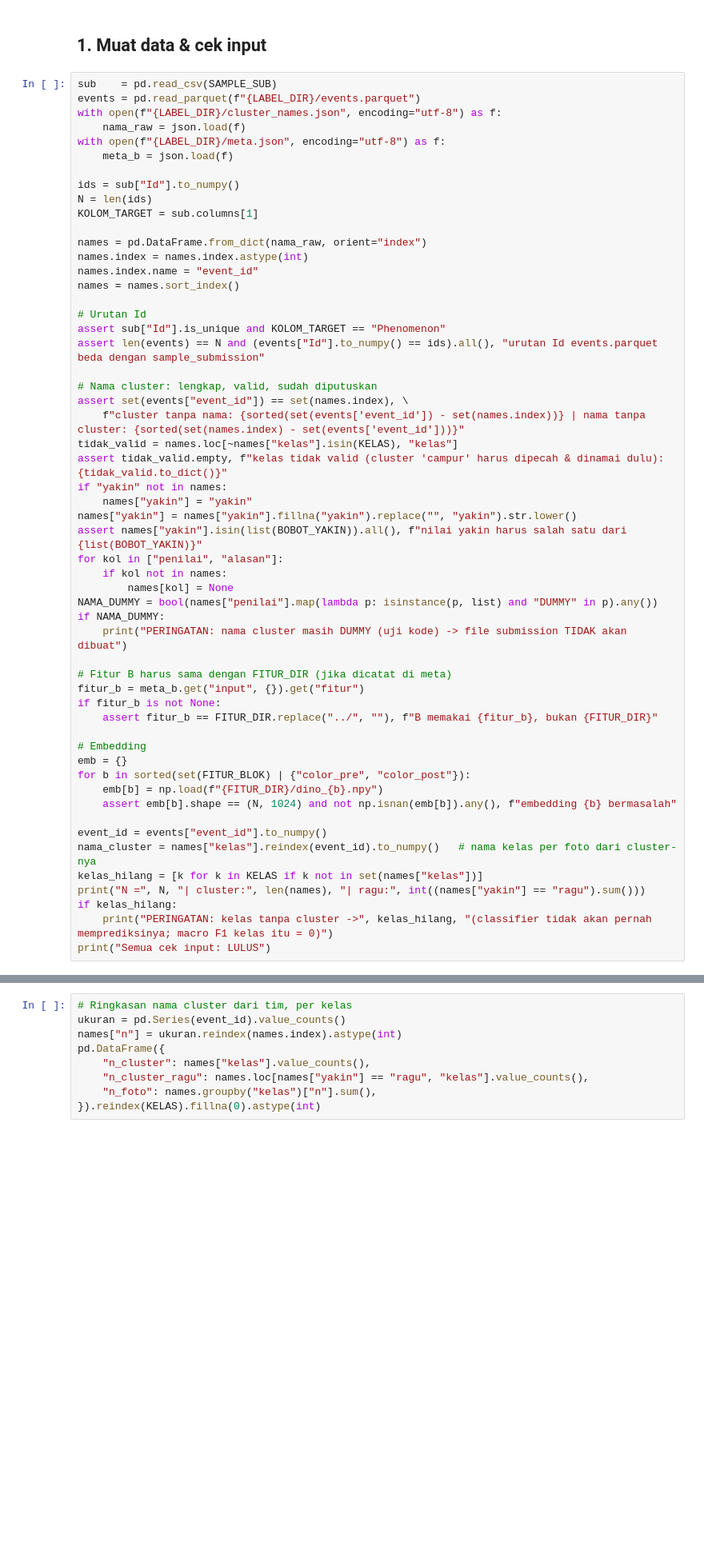
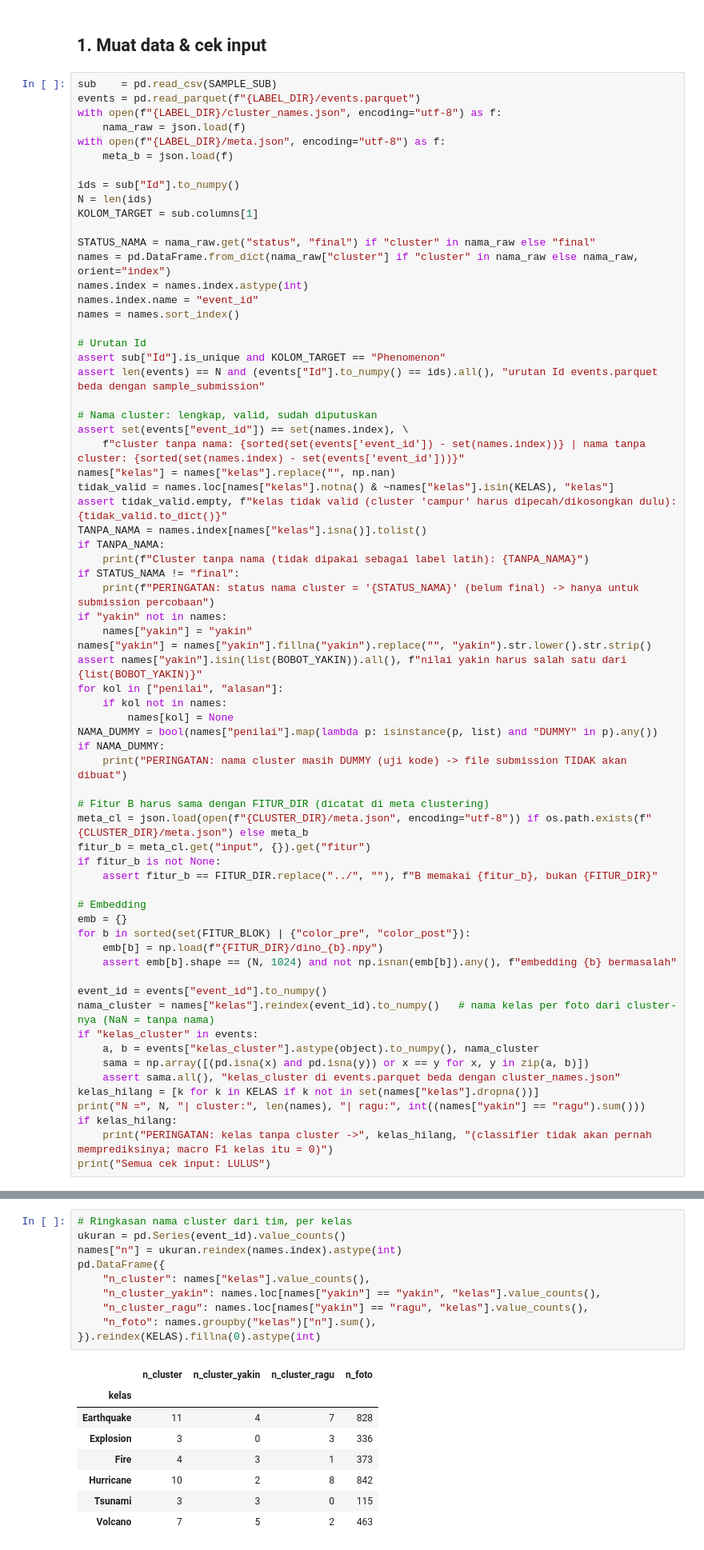
Before and after one commit to xenoo-droid/Perintis_DATAVIDIA, a Jupyter notebook: seno/C_model.ipynb, the cells around one changed output, grey strips where cells are left out. Shown at 80% size. Saved outputs shown, nothing was run; the diff lists cells and outputs as text; blank space fills up the shorter version.

```diff
--- a/seno/C_model.ipynb
+++ b/seno/C_model.ipynb
@@ -87,7 +102,8 @@ ids = sub["Id"].to_numpy()
 N = len(ids)
 KOLOM_TARGET = sub.columns[1]
 
-names = pd.DataFrame.from_dict(nama_raw, orient="index")
+STATUS_NAMA = nama_raw.get("status", "final") if "cluster" in nama_raw else "final"
+names = pd.DataFrame.from_dict(nama_raw["cluster"] if "cluster" in nama_raw else nama_raw, orient="index")
 names.index = names.index.astype(int)
 names.index.name = "event_id"
 names = names.sort_index()
@@ -99,11 +115,17 @@ assert len(events) == N and (events["Id"].to_numpy() == ids).all(), "urutan Id e
 # Nama cluster: lengkap, valid, sudah diputuskan
 assert set(events["event_id"]) == set(names.index), \
     f"cluster tanpa nama: {sorted(set(events['event_id']) - set(names.index))} | nama tanpa cluster: {sorted(set(names.index) - set(events['event_id']))}"
-tidak_valid = names.loc[~names["kelas"].isin(KELAS), "kelas"]
-assert tidak_valid.empty, f"kelas tidak valid (cluster 'campur' harus dipecah & dinamai dulu): {tidak_valid.to_dict()}"
+names["kelas"] = names["kelas"].replace("", np.nan)
+tidak_valid = names.loc[names["kelas"].notna() & ~names["kelas"].isin(KELAS), "kelas"]
+assert tidak_valid.empty, f"kelas tidak valid (cluster 'campur' harus dipecah/dikosongkan dulu): {tidak_valid.to_dict()}"
+TANPA_NAMA = names.index[names["kelas"].isna()].tolist()
+if TANPA_NAMA:
+    print(f"Cluster tanpa nama (tidak dipakai sebagai label latih): {TANPA_NAMA}")
+if STATUS_NAMA != "final":
+    print(f"PERINGATAN: status nama cluster = '{STATUS_NAMA}' (belum final) -> hanya untuk submission percobaan")
 if "yakin" not in names:
     names["yakin"] = "yakin"
-names["yakin"] = names["yakin"].fillna("yakin").replace("", "yakin").str.lower()
+names["yakin"] = names["yakin"].fillna("yakin").replace("", "yakin").str.lower().str.strip()
 assert names["yakin"].isin(list(BOBOT_YAKIN)).all(), f"nilai yakin harus salah satu dari {list(BOBOT_YAKIN)}"
 for kol in ["penilai", "alasan"]:
     if kol not in names:
@@ -112,8 +134,9 @@ NAMA_DUMMY = bool(names["penilai"].map(lambda p: isinstance(p, list) and "DUMMY"
 if NAMA_DUMMY:
     print("PERINGATAN: nama cluster masih DUMMY (uji kode) -> file submission TIDAK akan dibuat")
 
-# Fitur B harus sama dengan FITUR_DIR (jika dicatat di meta)
-fitur_b = meta_b.get("input", {}).get("fitur")
+# Fitur B harus sama dengan FITUR_DIR (dicatat di meta clustering)
+meta_cl = json.load(open(f"{CLUSTER_DIR}/meta.json", encoding="utf-8")) if os.path.exists(f"{CLUSTER_DIR}/meta.json") else meta_b
+fitur_b = meta_cl.get("input", {}).get("fitur")
 if fitur_b is not None:
     assert fitur_b == FITUR_DIR.replace("../", ""), f"B memakai {fitur_b}, bukan {FITUR_DIR}"
 
@@ -124,8 +147,12 @@ for b in sorted(set(FITUR_BLOK) | {"color_pre", "color_post"}):
     assert emb[b].shape == (N, 1024) and not np.isnan(emb[b]).any(), f"embedding {b} bermasalah"
 
 event_id = events["event_id"].to_numpy()
-nama_cluster = names["kelas"].reindex(event_id).to_numpy()   # nama kelas per foto dari cluster-nya
-kelas_hilang = [k for k in KELAS if k not in set(names["kelas"])]
+nama_cluster = names["kelas"].reindex(event_id).to_numpy()   # nama kelas per foto dari cluster-nya (NaN = tanpa nama)
+if "kelas_cluster" in events:
+    a, b = events["kelas_cluster"].astype(object).to_numpy(), nama_cluster
+    sama = np.array([(pd.isna(x) and pd.isna(y)) or x == y for x, y in zip(a, b)])
+    assert sama.all(), "kelas_cluster di events.parquet beda dengan cluster_names.json"
+kelas_hilang = [k for k in KELAS if k not in set(names["kelas"].dropna())]
 print("N =", N, "| cluster:", len(names), "| ragu:", int((names["yakin"] == "ragu").sum()))
 if kelas_hilang:
     print("PERINGATAN: kelas tanpa cluster ->", kelas_hilang, "(classifier tidak akan pernah memprediksinya; macro F1 kelas itu = 0)")
@@ -133,12 +165,22 @@ print("Semua cek input: LULUS")
 # %%
 # Ringkasan nama cluster dari tim, per kelas
 ukuran = pd.Series(event_id).value_counts()
 names["n"] = ukuran.reindex(names.index).astype(int)
 pd.DataFrame({
     "n_cluster": names["kelas"].value_counts(),
+    "n_cluster_yakin": names.loc[names["yakin"] == "yakin", "kelas"].value_counts(),
     "n_cluster_ragu": names.loc[names["yakin"] == "ragu", "kelas"].value_counts(),
     "n_foto": names.groupby("kelas")["n"].sum(),
 }).reindex(KELAS).fillna(0).astype(int)
+# %% [output]
+|  | n_cluster | n_cluster_yakin | n_cluster_ragu | n_foto |
+| kelas |  |  |  |  |
+| Earthquake | 11 | 4 | 7 | 828 |
+| Explosion | 3 | 0 | 3 | 336 |
+| Fire | 4 | 3 | 1 | 373 |
+| Hurricane | 10 | 2 | 8 | 842 |
+| Tsunami | 3 | 3 | 0 | 115 |
+| Volcano | 7 | 5 | 2 | 463 |
 # %%
 # Daftar cluster: nama, tingkat yakin, ukuran, penilai, alasan
 pd.set_option("display.max_colwidth", 70)
```
Also changed, not shown: parts of 12 cells of this notebook, 4 other files.
